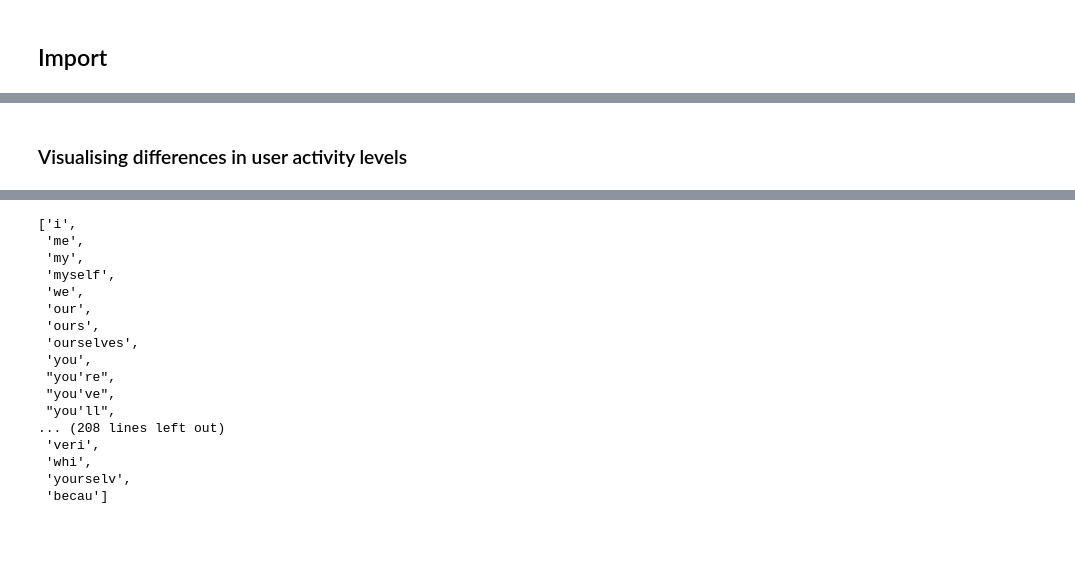
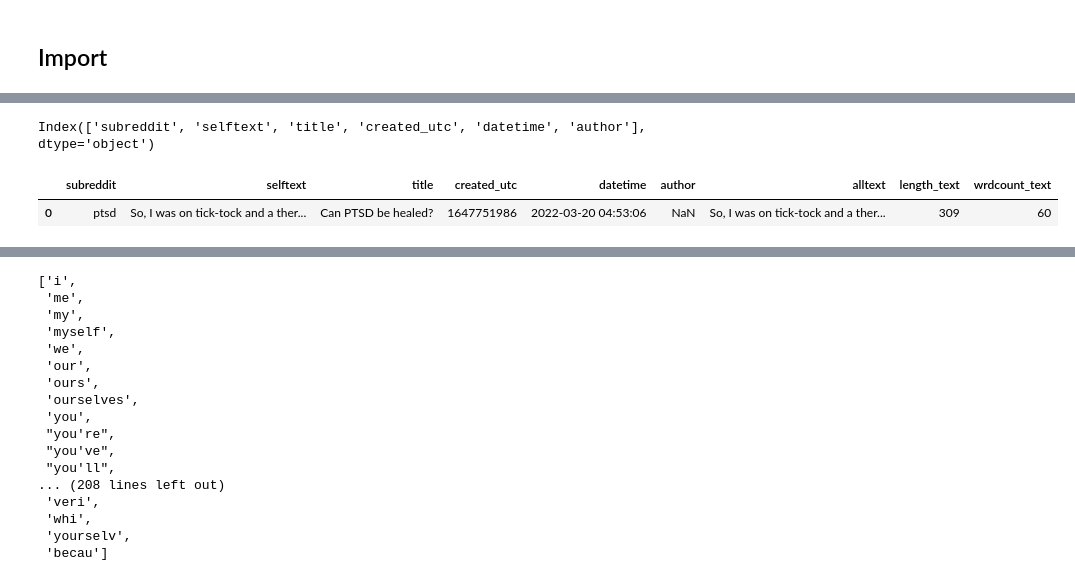
Before and after one commit to msamhz/GA-Lessons, a Jupyter notebook: project_3/MultinomialNB_Model.ipynb, the cells around one changed output, grey strips where cells are left out. Saved outputs shown, nothing was run; the diff lists cells and outputs as text; code cells hidden in the pictures; blank space fills up the shorter version.

```diff
--- a/project_3/MultinomialNB_Model.ipynb
+++ b/project_3/MultinomialNB_Model.ipynb
@@ -54,2 +55,8 @@ df.shape
-# %% [markdown]
-### Visualising differences in user activity levels
+# %%
+df.columns
+# %% [output]
+Index(['subreddit', 'selftext', 'title', 'created_utc', 'datetime', 'author'], dtype='object')
+# %%
+# create all text column for self text and title combined
+
+df['alltext'] = df['selftext'] + ' ' + df['title']
@@ -55,0 +75,5 @@ df.shape
+# %%
+df.head(1)
+# %% [output]
+|  | subreddit | selftext | title | created_utc | datetime | author | alltext | length_text | wrdcount_text |
+| 0 | ptsd | So, I was on tick-tock and a ther... | Can PTSD be healed? | 1647751986 | 2022-03-20 04:53:06 | NaN | So, I was on tick-tock and a ther... | 309 | 60 |
```
Also changed, not shown: parts of 14 cells of this notebook, 2 other files.
